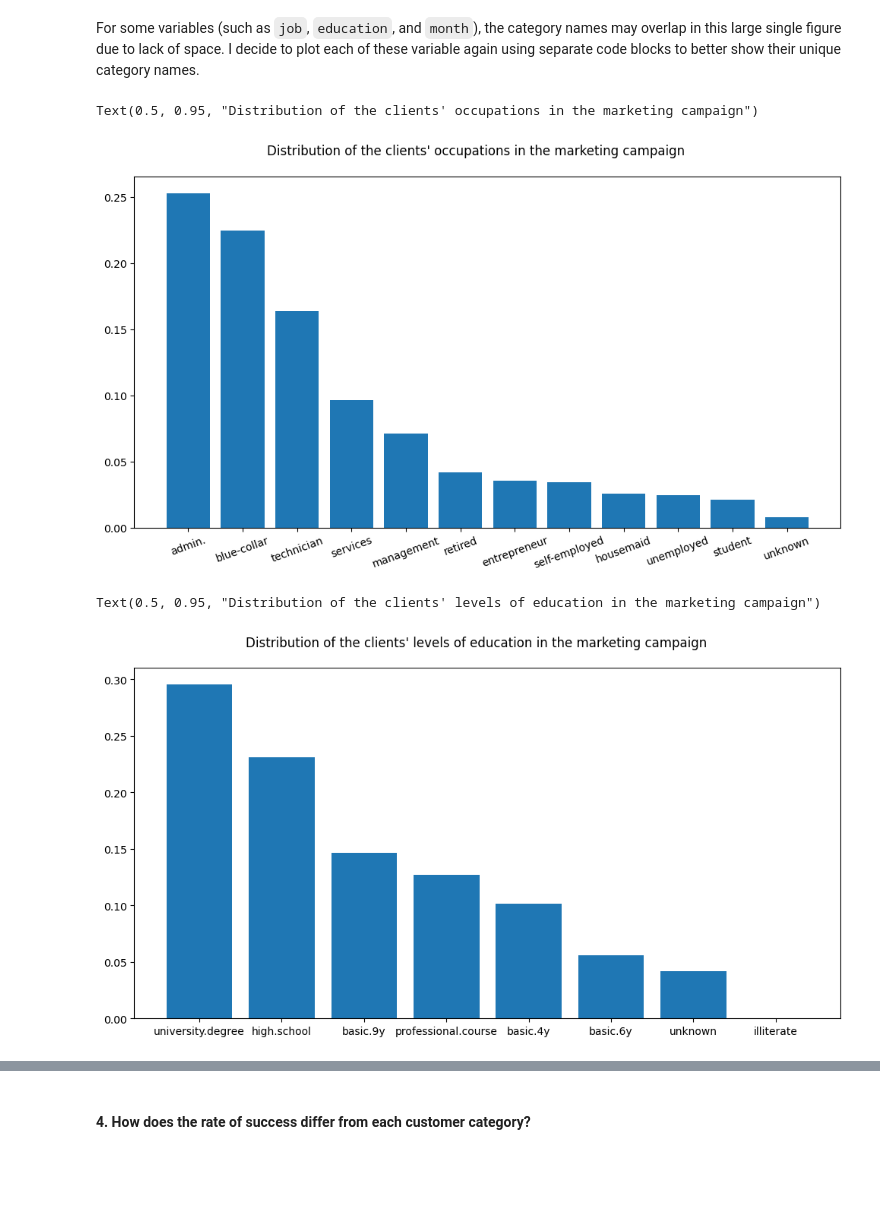
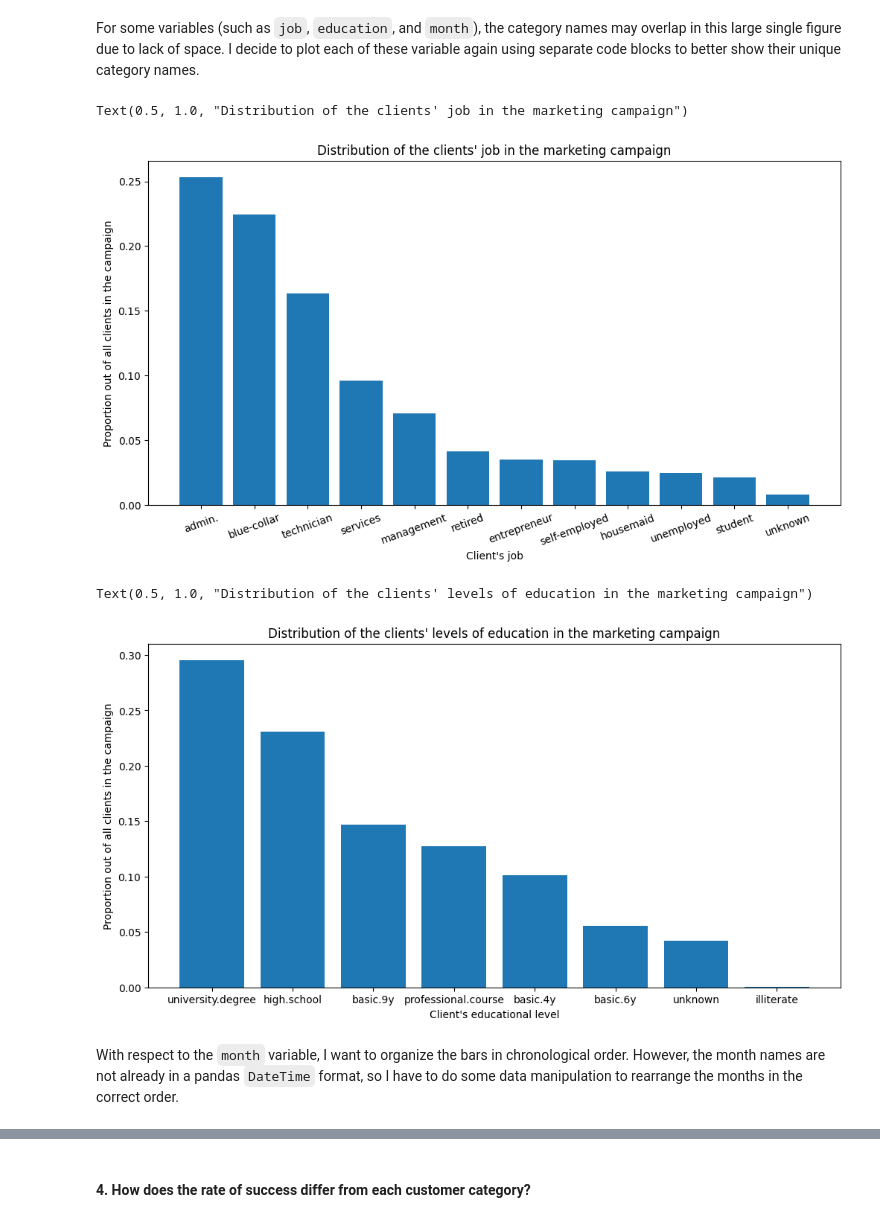
Before and after one commit to thaianle/bank-marketing, a Jupyter notebook: bank-marketing.ipynb, the cells around one changed output, grey strips where cells are left out. Drawn from its saved outputs; the diff is of its cells as text; code cells hidden in the pictures; blank space fills up the shorter version.

````diff
--- a/bank-marketing.ipynb
+++ b/bank-marketing.ipynb
@@ -348,16 +350,22 @@
 # %%
 # Zoom in for bar plots with many categories
 fig, ax = plt.subplots(figsize = (12, 6))
 ax.bar(bank_marketing['job'].value_counts().index, bank_marketing['job'].value_counts().values / bank_marketing.shape[0])
 plt.xticks(rotation = 20)
-fig.suptitle('Distribution of the clients\' occupations in the marketing campaign', y = 0.95)
+ax.set_xlabel('Client\'s job')
+ax.set_ylabel('Proportion out of all clients in the campaign')
+ax.set_title('Distribution of the clients\' job in the marketing campaign')
 # %% [output]
-Text(0.5, 0.95, "Distribution of the clients' occupations in the marketing campaign")
+Text(0.5, 1.0, "Distribution of the clients' job in the marketing campaign")
-[figure, old version]
+[figure, new version]
 # %%
 fig, ax = plt.subplots(figsize = (12, 6))
 ax.bar(bank_marketing['education'].value_counts().index, bank_marketing['education'].value_counts().values / bank_marketing.shape[0])
-fig.suptitle('Distribution of the clients\' levels of education in the marketing campaign', y = 0.95)
+ax.set_xlabel('Client\'s educational level')
+ax.set_ylabel('Proportion out of all clients in the campaign')
+ax.set_title('Distribution of the clients\' levels of education in the marketing campaign')
 # %% [output]
-Text(0.5, 0.95, "Distribution of the clients' levels of education in the marketing campaign")
+Text(0.5, 1.0, "Distribution of the clients' levels of education in the marketing campaign")
-[figure, old version]
+[figure, new version]
+# %% [markdown]
+With respect to the ```month``` variable, I want to organize the bars in chronological order. However, the month names are not already in a pandas ```DateTime``` format, so I have to do some data manipulation to rearrange the months in the correct order.
````
Also changed, not shown: parts of 18 cells of this notebook, 3 other files.
